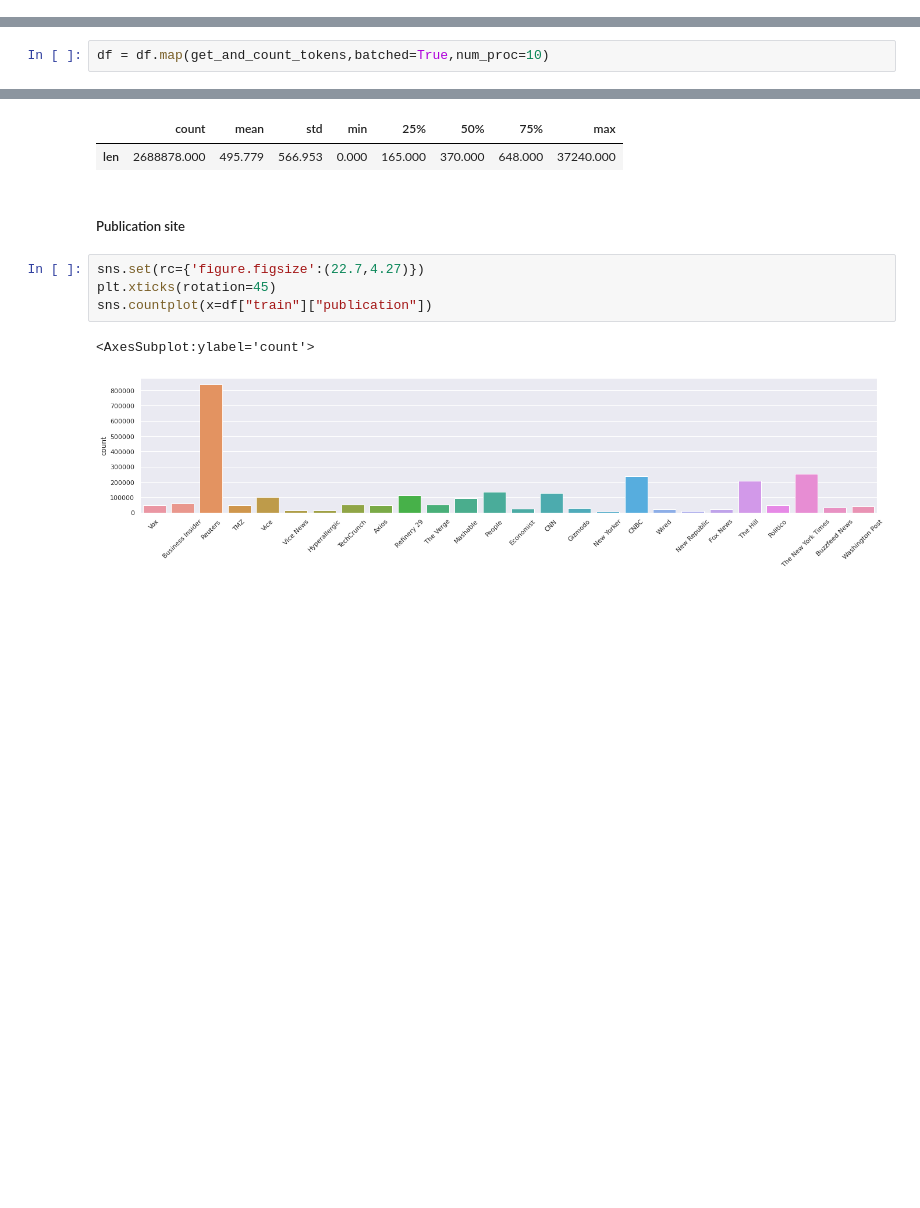
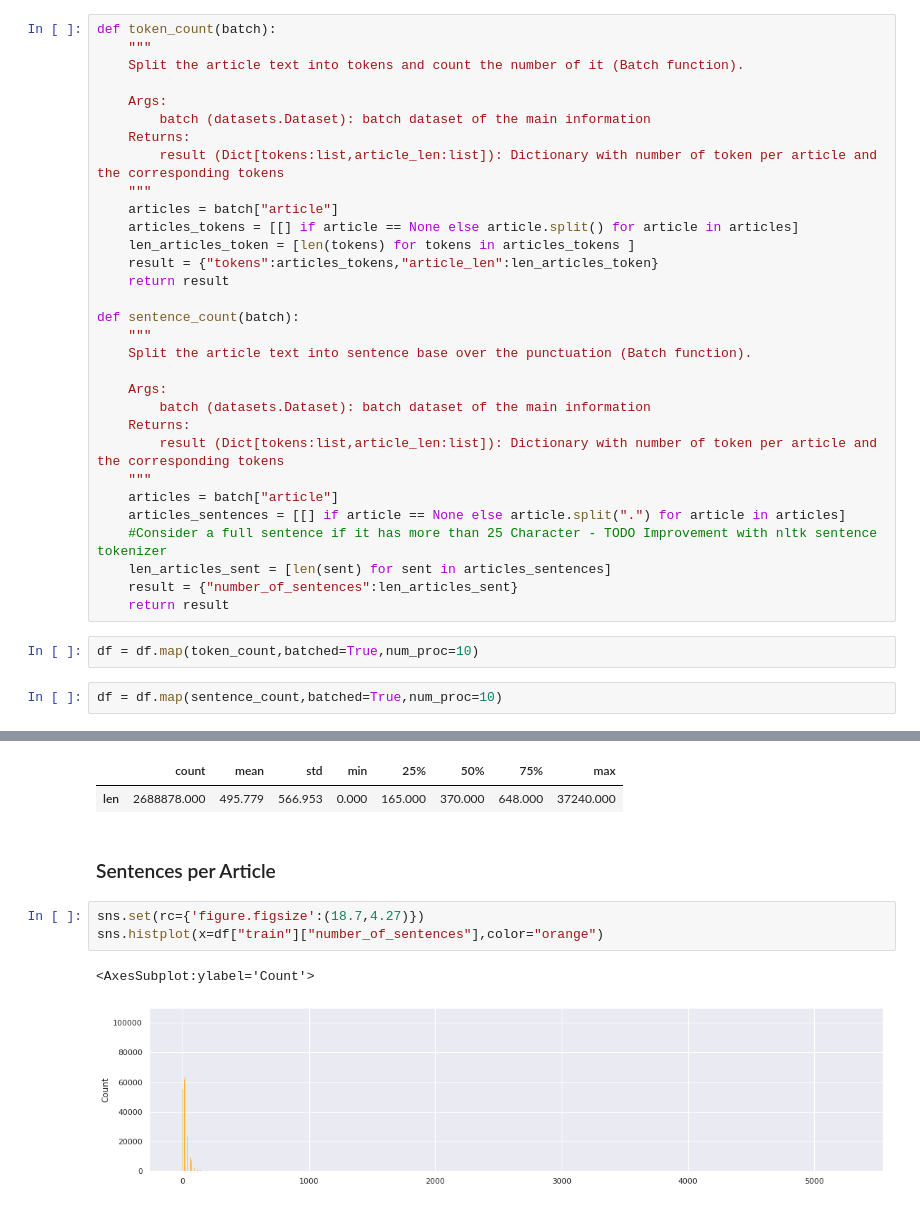
Before and after one commit to rafael-ariascalles/nlp-glg-clustering-pipeline, a Jupyter notebook: notebooks/dataUnderstanding.ipynb, the cells around one changed output, grey strips where cells are left out. Drawn from its saved outputs; the diff is of its cells as text; blank space fills up the shorter version.

Commit message:
<code> EDA++ for News dataset - Number of sentences

```diff
--- a/notebooks/dataUnderstanding.ipynb
+++ b/notebooks/dataUnderstanding.ipynb
@@ -119 +132,36 @@ sns.heatmap(months_per_year,annot=True,fmt=",.0f")
+# %%
+def token_count(batch):
+    """
+    Split the article text into tokens and count the number of it (Batch function).
+
+    Args:
+        batch (datasets.Dataset): batch dataset of the main information
+    Returns:
+        result (Dict[tokens:list,article_len:list]): Dictionary with number of token per article and the corresponding tokens
+    """
+    articles = batch["article"]
+    articles_tokens = [[] if article == None else article.split() for article in articles]
+    len_articles_token = [len(tokens) for tokens in articles_tokens ]
+    result = {"tokens":articles_tokens,"article_len":len_articles_token}
+    return result
+
+def sentence_count(batch):
+    """
+    Split the article text into sentence base over the punctuation (Batch function).
+
+    Args:
+        batch (datasets.Dataset): batch dataset of the main information
+    Returns:
+        result (Dict[tokens:list,article_len:list]): Dictionary with number of token per article and the corresponding tokens
+    """
+    articles = batch["article"]
+    articles_sentences = [[] if article == None else article.split(".") for article in articles]
+    #Consider a full sentence if it has more than 25 Character - TODO Improvement with nltk sentence tokenizer
+    len_articles_sent = [len(sent) for sent in articles_sentences]
+    result = {"number_of_sentences":len_articles_sent}
+    return result
+# %%
+df = df.map(token_count,batched=True,num_proc=10)
+# %%
+df = df.map(sentence_count,batched=True,num_proc=10)
 # %% [markdown]
@@ -136,5 +169,3 @@ def get_and_count_tokens(batch):
-# %%
-df = df.map(get_and_count_tokens,batched=True,num_proc=10)
 # %%
 sns.set(rc={'figure.figsize':(18.7,4.27)})
 sns.histplot(x=df["train"]["article_len"])
@@ -154,12 +185,11 @@ pd.DataFrame({"len":df["train"]["article_len"]}).describe().T
 # %% [output]
 |  | count | mean | std | min | 25% | 50% | 75% | max |
 | len | 2688878.000 | 495.779 | 566.953 | 0.000 | 165.000 | 370.000 | 648.000 | 37240.000 |
-# %% [markdown]
-##### Publication site
+# %% [markdown]
+### Sentences per Article
 # %%
-sns.set(rc={'figure.figsize':(22.7,4.27)})
-plt.xticks(rotation=45)
-sns.countplot(x=df["train"]["publication"])
+sns.set(rc={'figure.figsize':(18.7,4.27)})
+sns.histplot(x=df["train"]["number_of_sentences"],color="orange")
 # %% [output]
-<AxesSubplot:ylabel='count'>
+<AxesSubplot:ylabel='Count'>
-[figure, old version]
+[figure, new version]
```
Also changed, not shown: parts of 15 cells of this notebook, 1 other file.
